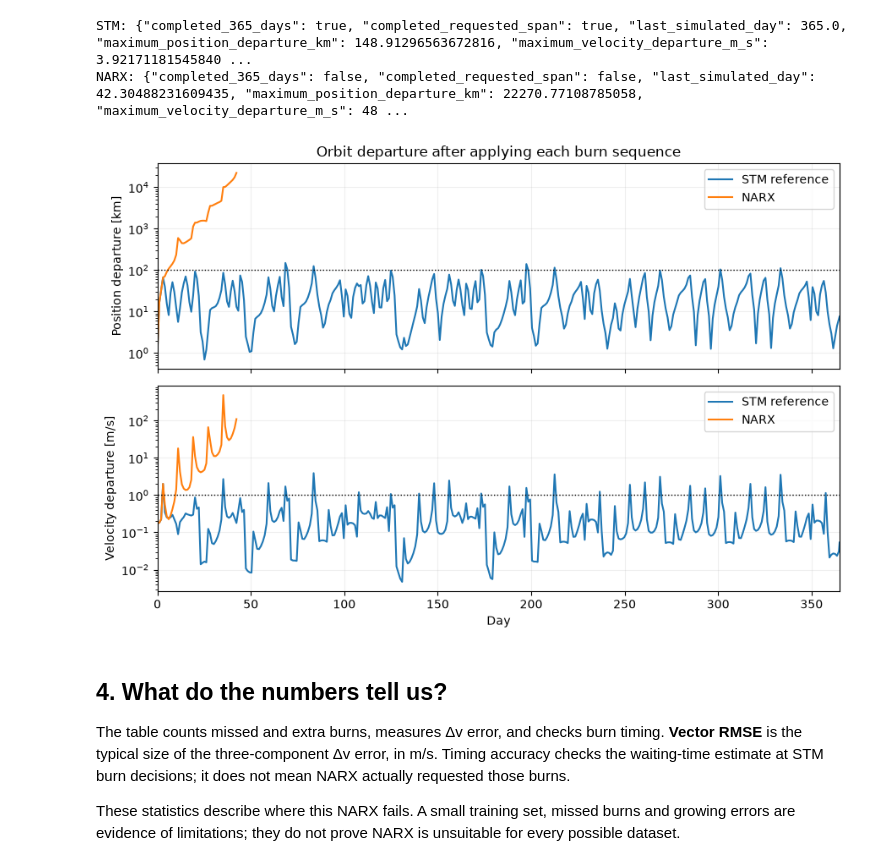
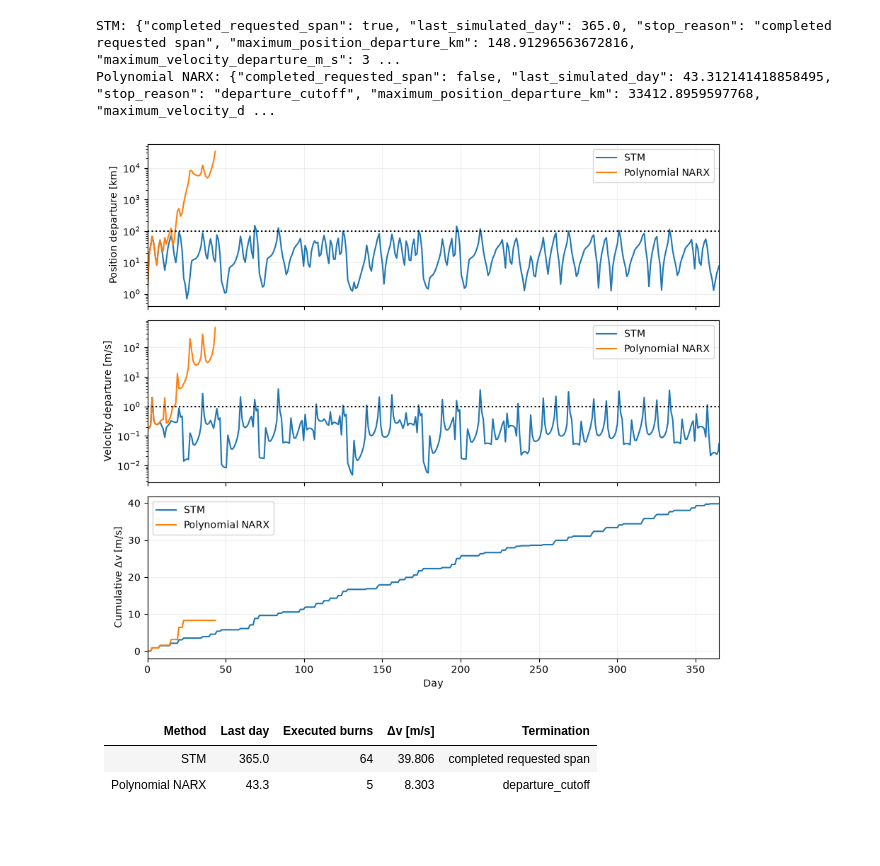
Before and after one commit to scottblender/Halo_Orbit_Tracking, a Jupyter notebook: notebooks/01_narx_results.ipynb, the cells around one changed output. Saved outputs shown, nothing was run; the diff lists cells and outputs as text; code cells hidden in the pictures; blank space fills up the shorter version.

Commit message:
Replace active neural experiment with sparse polynomial NARX delta-v prediction

```diff
--- a/notebooks/01_narx_results.ipynb
+++ b/notebooks/01_narx_results.ipynb
@@ -108,0 +87,16 @@ The planned span is 365 days. A curve stops if departure exceeds 20,000 km or a
+# %%
+error = prediction-truth
+fig,axes = plt.subplots(2,1,figsize=(9,5),sharex=True)
+for j in range(3): axes[0].plot(ids,error[:,j],'o-',label='xyz'[j])
+axes[0].axhline(0,color='black',ls=':'); axes[0].legend(); axes[0].set_ylabel('Component error [m/s]')
+axes[1].plot(ids,np.linalg.norm(error,axis=1),'o-',color=ORANGE)
+axes[1].set(ylabel='Vector error [m/s]',xlabel='Held-out burn index')
+for ax in axes: ax.grid(alpha=.2)
+fig.tight_layout(); fig.savefig(OUT/'prediction_residuals.png',dpi=130); plt.show()
+q = stats['splits']['test']['recursive']
+table(['Statistic','Held-out result'],[
+    ('Vector RMSE [m/s]',f"{q['vector_rmse_m_s']:.4f}"),
+    ('Component RMSE x/y/z [m/s]',np.round(q['component_rmse_m_s'],4).tolist()),
+    ('Component bias x/y/z [m/s]',np.round(q['component_bias_m_s'],4).tolist()),
+    ('Maximum vector error [m/s]',f"{q['maximum_vector_error_m_s']:.4f}"),
+    ('Nonfinite burn predictions',q['nonfinite_burns'])])
@@ -109,23 +118,26 @@ The planned span is 365 days. A curve stops if departure exceeds 20,000 km or a
 # %%
-episodes, orbit_stats = run_reference_pair(cfg, model, OUT/'orbit', days=365, seed=24017)
-fig, axes = plt.subplots(2,1,figsize=(9,6),sharex=True)
-for label,color in [('STM',BLUE),('NARX',ORANGE)]:
+episodes,orbit_stats = run_polynomial_pair(cfg,model,OUT/'orbit',days=365,seed=24017)
+fig,axes = plt.subplots(3,1,figsize=(9,8),sharex=True)
+for label,color in [('STM',BLUE),('Polynomial NARX',ORANGE)]:
     e = episodes[label]
-    for ax,key in zip(axes,('observer_truth_position_departure_km','observer_truth_velocity_departure_m_s')):
-        ax.plot(e['day'],e[key],color=color,label='STM reference' if label=='STM' else 'NARX')
-axes[0].axhline(100,color='black',ls=':',lw=1)
-axes[1].axhline(1,color='black',ls=':',lw=1)
-axes[0].set(yscale='log',ylabel='Position departure [km]',title='Orbit departure after applying each burn sequence')
-axes[1].set(yscale='log',ylabel='Velocity departure [m/s]',xlabel='Day',xlim=(0,365))
+    for ax,key in zip(axes[:2],('observer_truth_position_departure_km','observer_truth_velocity_departure_m_s')):
+        ax.plot(e['day'],e[key],label=label,color=color)
+    finite = np.isfinite(e['observer_truth_position_departure_km'])
+    axes[2].plot(e['day'][finite],np.cumsum(e['delta_v_cost_m_s'])[finite],label=label,color=color)
+axes[0].axhline(100,color='black',ls=':'); axes[1].axhline(1,color='black',ls=':')
+axes[0].set(yscale='log',ylabel='Position departure [km]')
+axes[1].set(yscale='log',ylabel='Velocity departure [m/s]')
+axes[2].set(ylabel='Cumulative Δv [m/s]',xlabel='Day',xlim=(0,365))
 for ax in axes: ax.legend(); ax.grid(alpha=.2)
-fig.tight_layout(); fig.savefig(OUT/'orbit_departure.png',dpi=100); plt.show()
+fig.tight_layout(); fig.savefig(OUT/'orbit_departure_and_delta_v.png',dpi=130); plt.show()
+table(['Method','Last day','Executed burns','Δv [m/s]','Termination'],[
+    (label,f"{orbit_stats[label]['last_simulated_day']:.1f}",orbit_stats[label]['executed_burns'],
+     f"{orbit_stats[label]['cumulative_delta_v_m_s']:.3f}",orbit_stats[label]['stop_reason']) for label in episodes])
 # %% [output]
-STM: {"completed_365_days": true, "completed_requested_span": true, "last_simulated_day": 365.0, "maximum_position_departure_km": 148.91296563672816, "maximum_velocity_departure_m_s": 3.92171181545840 ...
-NARX: {"completed_365_days": false, "completed_requested_span": false, "last_simulated_day": 42.30488231609435, "maximum_position_departure_km": 22270.77108785058, "maximum_velocity_departure_m_s": 48 ...
+STM: {"completed_requested_span": true, "last_simulated_day": 365.0, "stop_reason": "completed requested span", "maximum_position_departure_km": 148.91296563672816, "maximum_velocity_departure_m_s": 3 ...
+Polynomial NARX: {"completed_requested_span": false, "last_simulated_day": 43.312141418858495, "stop_reason": "departure_cutoff", "maximum_position_departure_km": 33412.8959597768, "maximum_velocity_d ...
-[figure, old version]
+[figure, new version]
+| Method | Last day | Executed burns | Δv [m/s] | Termination |
+| --- | --- | --- | --- | --- |
+| STM | 365.0 | 64 | 39.806 | completed requested span |
+| Polynomial NARX | 43.3 | 5 | 8.303 | departure_cutoff |
-# %% [markdown]
-## 4. What do the numbers tell us?
-
-The table counts missed and extra burns, measures Δv error, and checks burn timing. **Vector RMSE** is the typical size of the three-component Δv error, in m/s. Timing accuracy checks the waiting-time estimate at STM burn decisions; it does not mean NARX actually requested those burns.
-
-These statistics describe where this NARX fails. A small training set, missed burns and growing errors are evidence of limitations; they do not prove NARX is unsuitable for every possible dataset.
```
Also changed, not shown: parts of 16 cells of this notebook, 21 other files.
